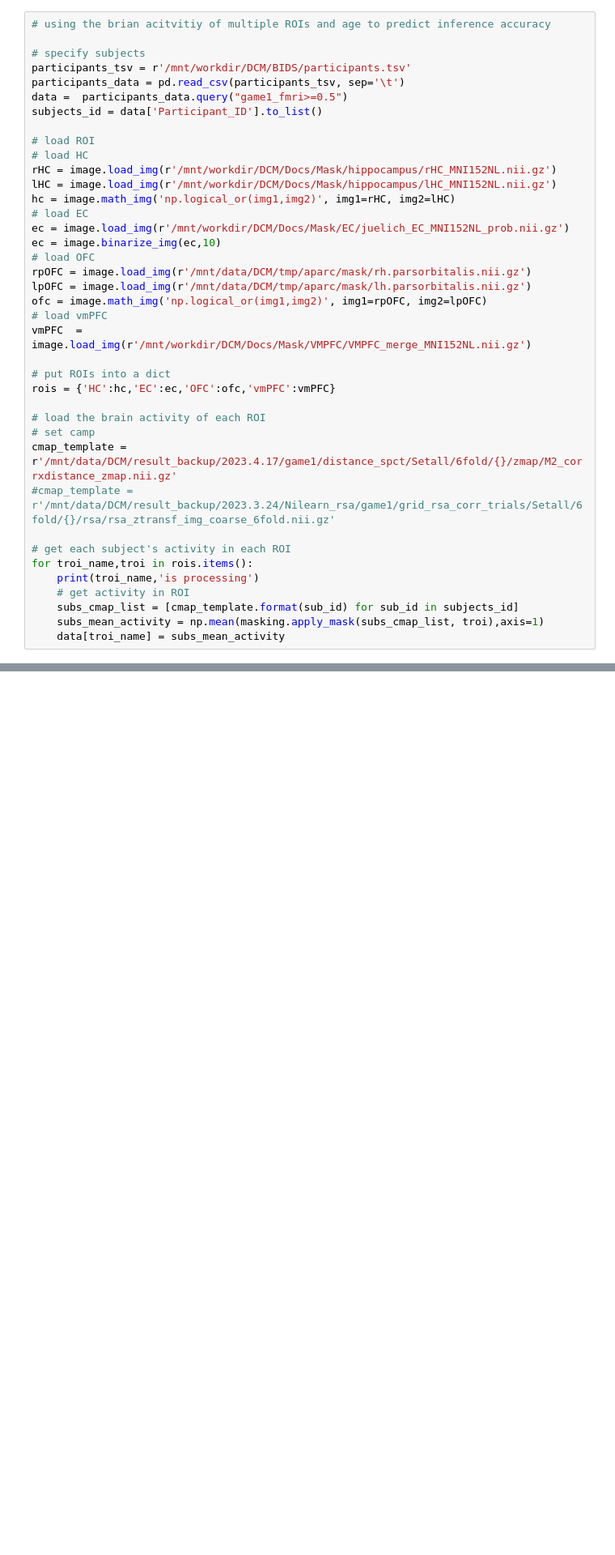
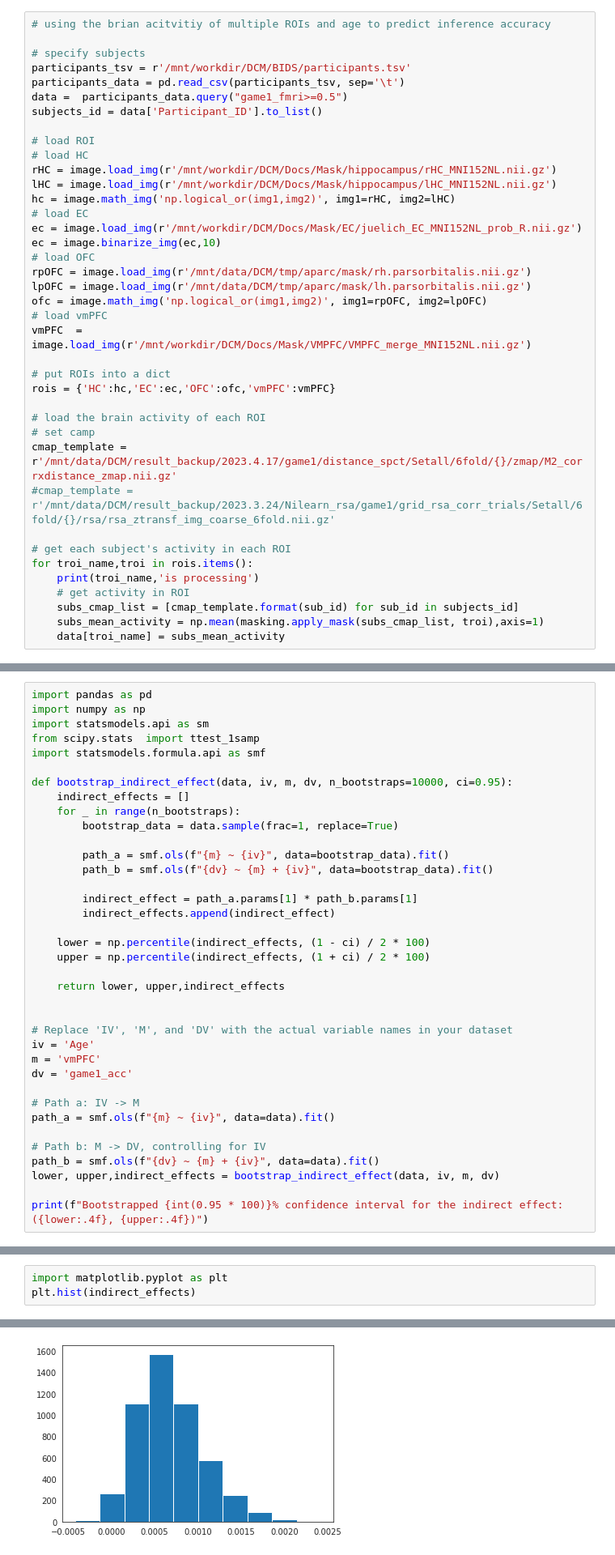
Before and after one commit to YukunQu/DCM, a Jupyter notebook: analysis/mri/roi/roi_analysis.ipynb, the cells around one changed output, grey strips where cells are left out. Shown at 81% size. Saved outputs shown, nothing was run; the diff lists cells and outputs as text; blank space fills up the shorter version.

```diff
--- a/analysis/mri/roi/roi_analysis.ipynb
+++ b/analysis/mri/roi/roi_analysis.ipynb
@@ -409,7 +417,7 @@ rHC = image.load_img(r'/mnt/workdir/DCM/Docs/Mask/hippocampus/rHC_MNI152NL.nii.g
 lHC = image.load_img(r'/mnt/workdir/DCM/Docs/Mask/hippocampus/lHC_MNI152NL.nii.gz')
 hc = image.math_img('np.logical_or(img1,img2)', img1=rHC, img2=lHC)
 # load EC
-ec = image.load_img(r'/mnt/workdir/DCM/Docs/Mask/EC/juelich_EC_MNI152NL_prob.nii.gz')
+ec = image.load_img(r'/mnt/workdir/DCM/Docs/Mask/EC/juelich_EC_MNI152NL_prob_R.nii.gz')
 ec = image.binarize_img(ec,10)
 # load OFC
 rpOFC = image.load_img(r'/mnt/data/DCM/tmp/aparc/mask/rh.parsorbitalis.nii.gz')
@@ -508,0 +517,37 @@ Prop. mediated (average)  0.035678       -0.301101        0.275468    0.692
+# %%
+import pandas as pd
+import numpy as np
+import statsmodels.api as sm
+from scipy.stats  import ttest_1samp
+import statsmodels.formula.api as smf
+
+def bootstrap_indirect_effect(data, iv, m, dv, n_bootstraps=10000, ci=0.95):
+    indirect_effects = []
+    for _ in range(n_bootstraps):
+        bootstrap_data = data.sample(frac=1, replace=True)
+
+        path_a = smf.ols(f"{m} ~ {iv}", data=bootstrap_data).fit()
+        path_b = smf.ols(f"{dv} ~ {m} + {iv}", data=bootstrap_data).fit()
+
+        indirect_effect = path_a.params[1] * path_b.params[1]
+        indirect_effects.append(indirect_effect)
+
+    lower = np.percentile(indirect_effects, (1 - ci) / 2 * 100)
+    upper = np.percentile(indirect_effects, (1 + ci) / 2 * 100)
+
+    return lower, upper,indirect_effects
+
+
+# Replace 'IV', 'M', and 'DV' with the actual variable names in your dataset
+iv = 'Age'
+m = 'vmPFC'
+dv = 'game1_acc'
+
+# Path a: IV -> M
+path_a = smf.ols(f"{m} ~ {iv}", data=data).fit()
+
+# Path b: M -> DV, controlling for IV
+path_b = smf.ols(f"{dv} ~ {m} + {iv}", data=data).fit()
+lower, upper,indirect_effects = bootstrap_indirect_effect(data, iv, m, dv)
+
+print(f"Bootstrapped {int(0.95 * 100)}% confidence interval for the indirect effect: ({lower:.4f}, {upper:.4f})")
@@ -508,0 +556,4 @@ Prop. mediated (average)  0.035678       -0.301101        0.275468    0.692
+# %%
+import matplotlib.pyplot as plt
+plt.hist(indirect_effects)
+# %% [output]
@@ -508,0 +566 @@ Prop. mediated (average)  0.035678       -0.301101        0.275468    0.692
+[figure, added]
```
Also changed, not shown: parts of 6 cells of this notebook, 14 other files.
